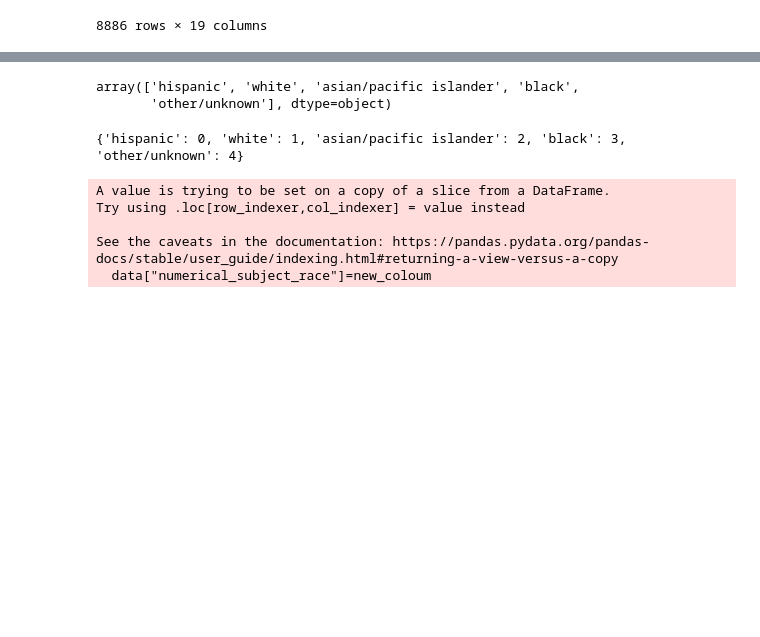
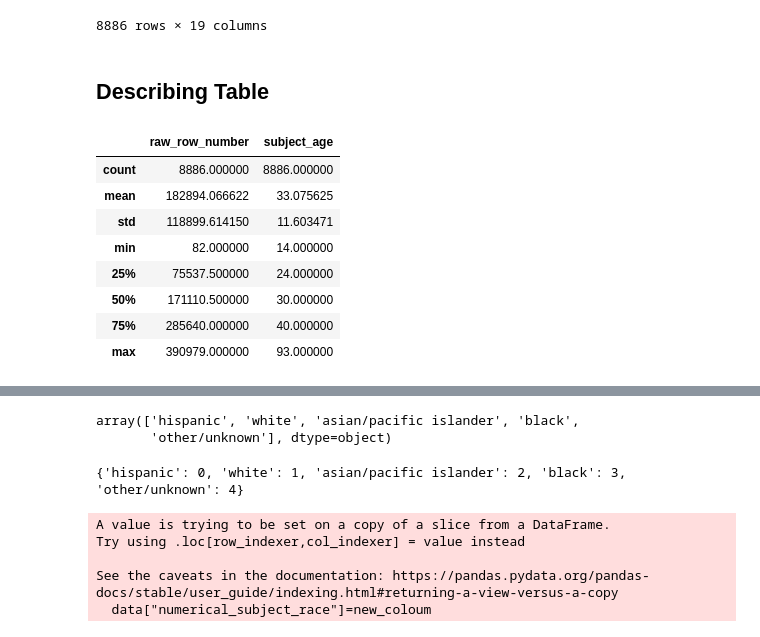
Before and after one commit to alecbidaran/Python_Tutorials, a Jupyter notebook: Pandas_Tutorial.ipynb, the cells around one changed output, grey strips where cells are left out. Saved outputs shown, nothing was run; the diff lists cells and outputs as text; code cells hidden in the pictures; blank space fills up the shorter version.

```diff
--- a/Pandas_Tutorial.ipynb
+++ b/Pandas_Tutorial.ipynb
@@ -179,3 +179,17 @@ data
 | 390973 | 390974 | 2017-03-31 | 22:30:00 | 120 | 21.0 | white | male | vehicular | ... |
 | 390978 | 390979 | 2017-03-31 | 22:45:00 | 120 | 25.0 | white | male | vehicular | ... |
 8886 rows × 19 columns
+# %% [markdown]
+## Describing Table
+# %%
+data.describe()
+# %% [output]
+|  | raw_row_number | subject_age |
+| count | 8886.000000 | 8886.000000 |
+| mean | 182894.066622 | 33.075625 |
+| std | 118899.614150 | 11.603471 |
+| min | 82.000000 | 14.000000 |
+| 25% | 75537.500000 | 24.000000 |
+| 50% | 171110.500000 | 30.000000 |
+| 75% | 285640.000000 | 40.000000 |
+| max | 390979.000000 | 93.000000 |
```
Also changed, not shown: parts of 11 cells of this notebook, 1 other file.
